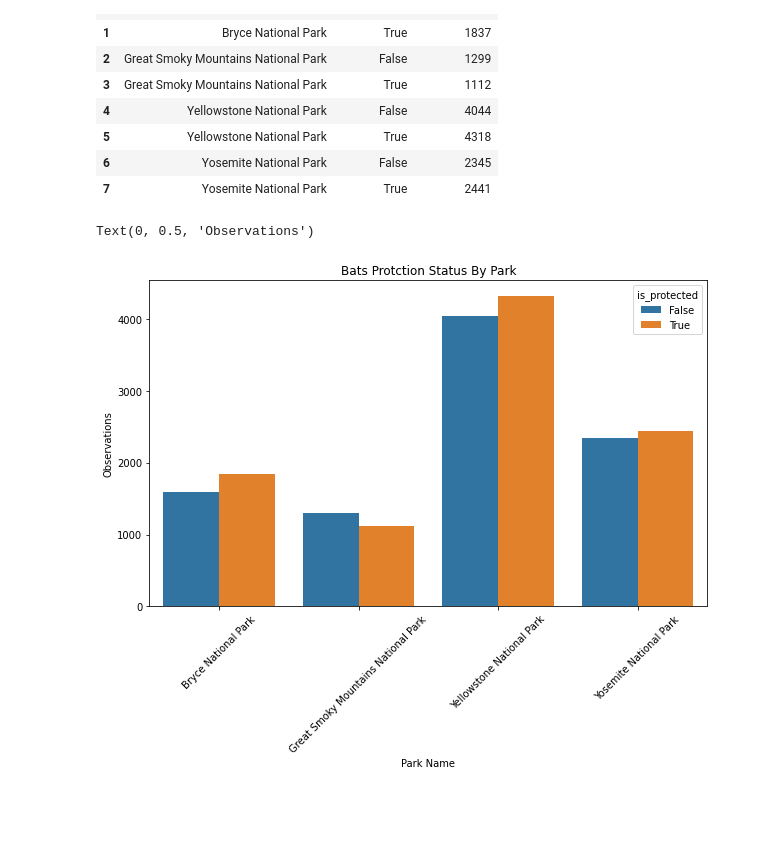
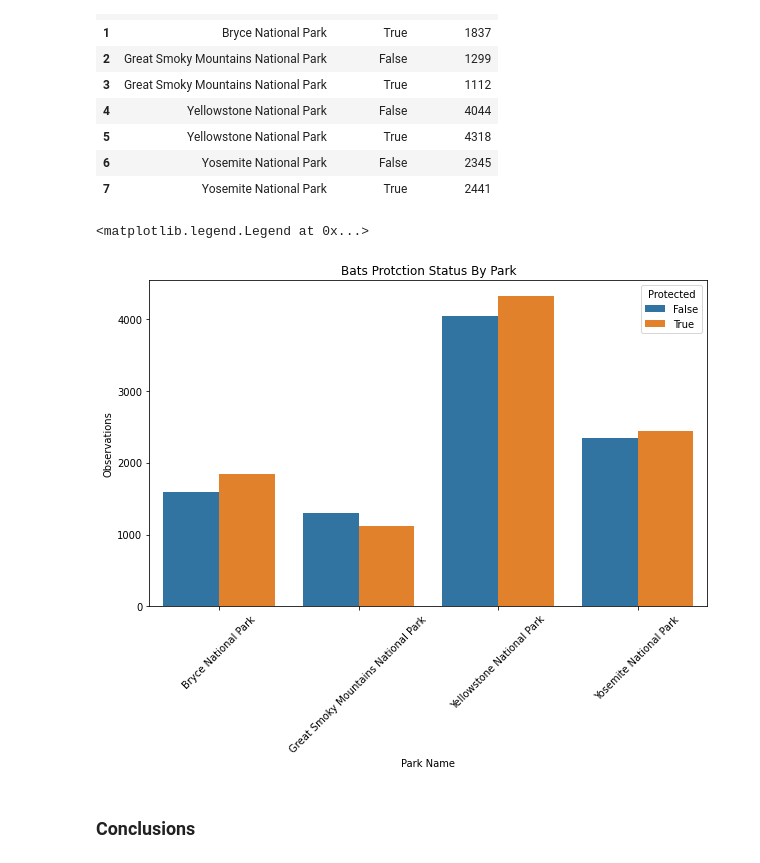
Before and after one commit to bartmj/Biodiversity-EDA, a Jupyter notebook: biodiversity.ipynb, the cells around one changed output. Cells and saved outputs as stored; diff of their text form; code cells hidden in the pictures; blank space fills up the shorter version.

```diff
--- a/biodiversity.ipynb
+++ b/biodiversity.ipynb
@@ -393,10 +397,11 @@ obs_by_park
 # %%
 plt.figure(figsize=(10,6))
 sns.barplot(data=obs_by_park, x='park_name', y='observations', hue='is_protected')
 plt.xticks(rotation=45)
 plt.title('Bats Protction Status By Park')
 plt.xlabel('Park Name')
 plt.ylabel('Observations')
+plt.legend(title='Protected')
 # %% [output]
-Text(0, 0.5, 'Observations')
+<matplotlib.legend.Legend at 0x...>
-[figure, old version]
+[figure, new version]
@@ -404,0 +408,2 @@ Text(0, 0.5, 'Observations')
+# %% [markdown]
+### Conclusions
```
Also changed, not shown: parts of 6 cells of this notebook.
